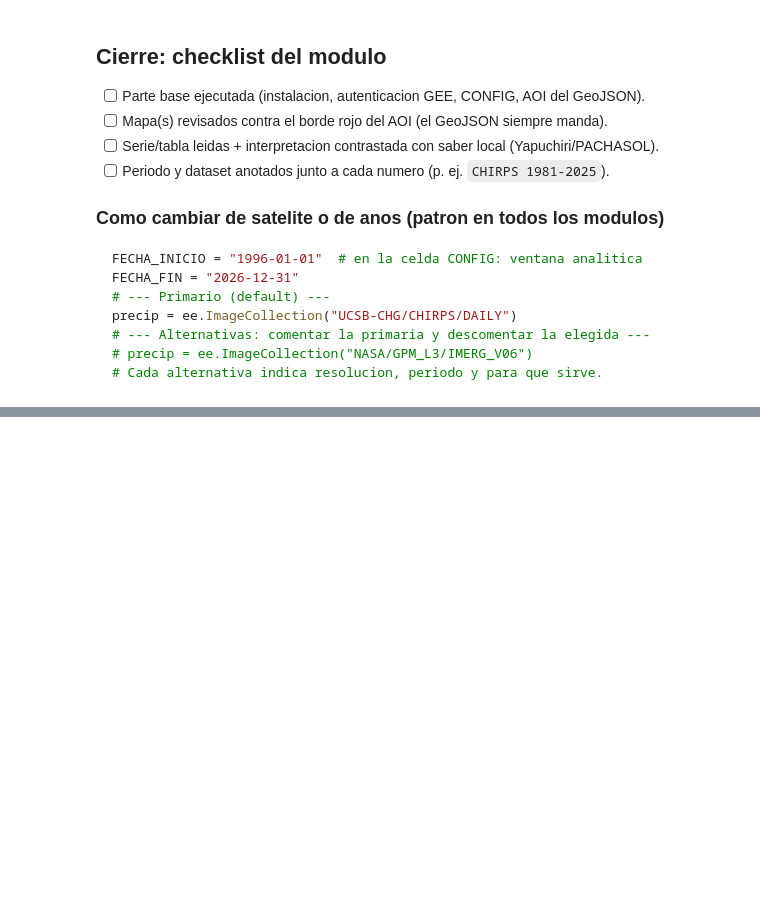
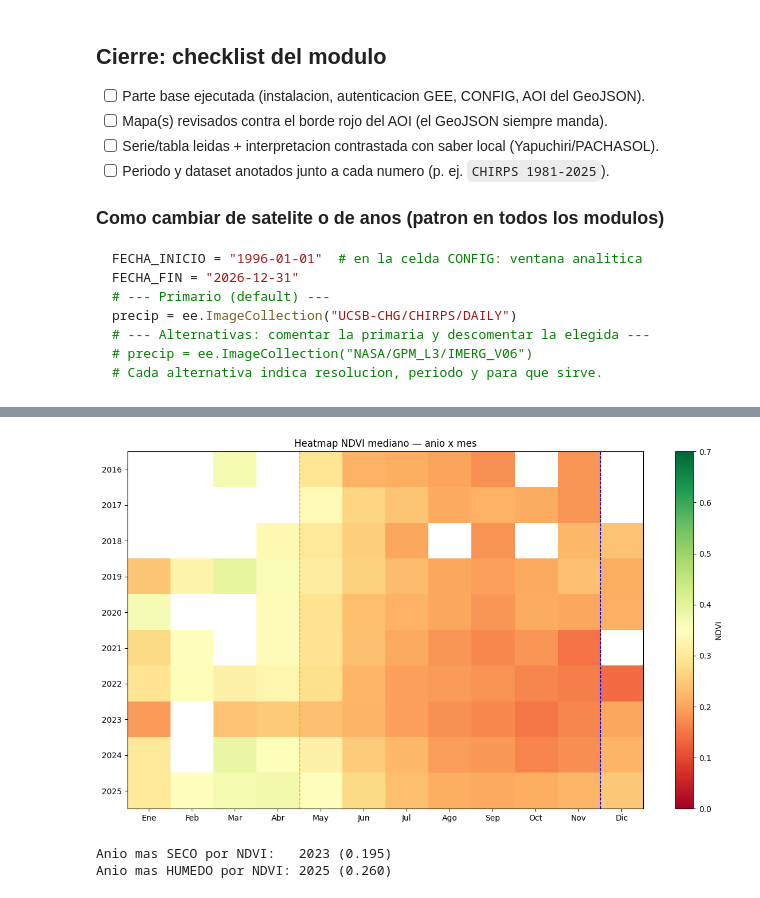
Before and after one commit to AGRIdigital-Climbat/PlantillaMapa, a Jupyter notebook: 07_NDVI_Fenologia/01_ndvi_fenologia.ipynb, the cells around one changed output, grey strips where cells are left out. Cells and saved outputs as stored; diff of their text form; code cells hidden in the pictures; blank space fills up the shorter version.

```diff
--- a/07_NDVI_Fenologia/01_ndvi_fenologia.ipynb
+++ b/07_NDVI_Fenologia/01_ndvi_fenologia.ipynb
@@ -740,0 +843,33 @@ precip = ee.ImageCollection("UCSB-CHG/CHIRPS/DAILY")
+# %%
+# ============================================================
+# M7.3e Heatmap NDVI: anio (fila) x mes (columna)
+# ============================================================
+matriz = (df_ndvi.assign(anio=df_ndvi.index.year, mes=df_ndvi.index.month)
+                 .groupby(["anio", "mes"])["valor"].median()
+                 .unstack("mes").reindex(columns=MESES))
+
+# Filtra solo anios completos
+matriz = matriz.loc[matriz.index.isin(ANIOS_COMPLETOS)]
+
+fig, ax = plt.subplots(figsize=(12, 0.5 * len(matriz) + 2))
+im = ax.imshow(matriz.values, aspect="auto", cmap="RdYlGn",
+               vmin=0.0, vmax=0.7)
+ax.set_xticks(range(12)); ax.set_xticklabels(MESES_ES)
+ax.set_yticks(range(len(matriz))); ax.set_yticklabels(matriz.index)
+ax.set_title("Heatmap NDVI mediano — anio x mes")
+# Marca siembra y cosecha
+ax.axvline(CALENDARIO["siembra"] - 0.5, color="blue", ls="--", lw=1)
+ax.axvline(CALENDARIO["cosecha"] - 0.5, color="orange", ls="--", lw=1)
+plt.colorbar(im, ax=ax, label="NDVI")
+plt.tight_layout(); plt.show()
+
+# Anios mas secos y mas humedos por NDVI (no por lluvia)
+ndvi_anual = matriz.median(axis=1).dropna()
+print(f"Anio mas SECO por NDVI:   {ndvi_anual.idxmin()} "
+      f"({ndvi_anual.min():.3f})")
+print(f"Anio mas HUMEDO por NDVI: {ndvi_anual.idxmax()} "
+      f"({ndvi_anual.max():.3f})")
+# %% [output]
+[figure, added]
+Anio mas SECO por NDVI:   2023 (0.195)
+Anio mas HUMEDO por NDVI: 2025 (0.260)
```
Also changed, not shown: parts of 2 cells of this notebook.
